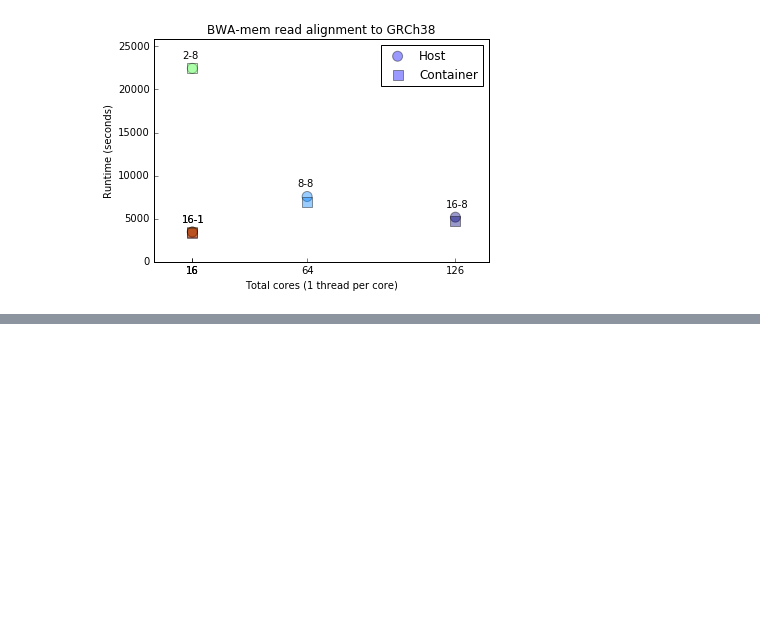
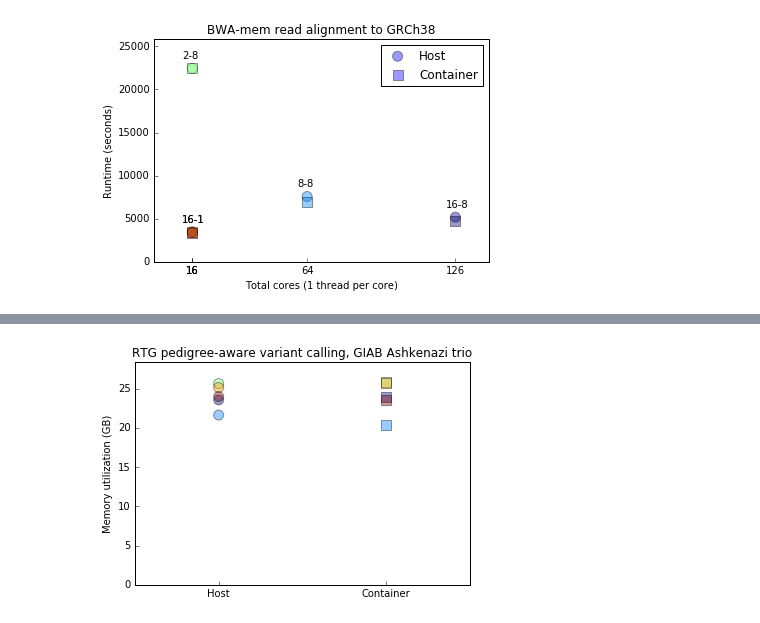
Before and after one commit to vsoch/singularity-scientific-example, a Jupyter notebook: Src/10.generate_graphs.ipynb, the cells around one changed output, grey strips where cells are left out. Cells and saved outputs as stored; diff of their text form; code cells hidden in the pictures; blank space fills up the shorter version.

```diff
--- a/Src/10.generate_graphs.ipynb
+++ b/Src/10.generate_graphs.ipynb
@@ -214,0 +254,13 @@ savefig("foo.png")
+# %%
+plt.scatter([0] * r9h.shape[0], r9h["gb_memory_used"], c=list(range(r9h.shape[0])), cmap=cm.jet, marker="o", s=100, alpha=0.4, label="Host")
+plt.scatter([1] * r9c.shape[0], r9c["gb_memory_used"], c=list(range(r9h.shape[0])), cmap=cm.jet, marker="s", s=100, alpha=0.4, label="Container")
+plt.xlim(-0.5, 1.5)
+plt.ylim(0, max(results_9["gb_memory_used"]) * 1.1)
+plt.ylabel("Memory utilization (GB)")
+plt.xticks([0, 1], ["Host", "Container"])
+plt.tick_params(top="off", right="off")
+plt.title("RTG pedigree-aware variant calling, GIAB Ashkenazi trio")
+
+plt.savefig(os.path.join(FIGURE_DIR, "9.memory.png"))
+# %% [output]
+[figure, added]
```
Also changed, not shown: parts of 6 cells of this notebook, 6 other files.
